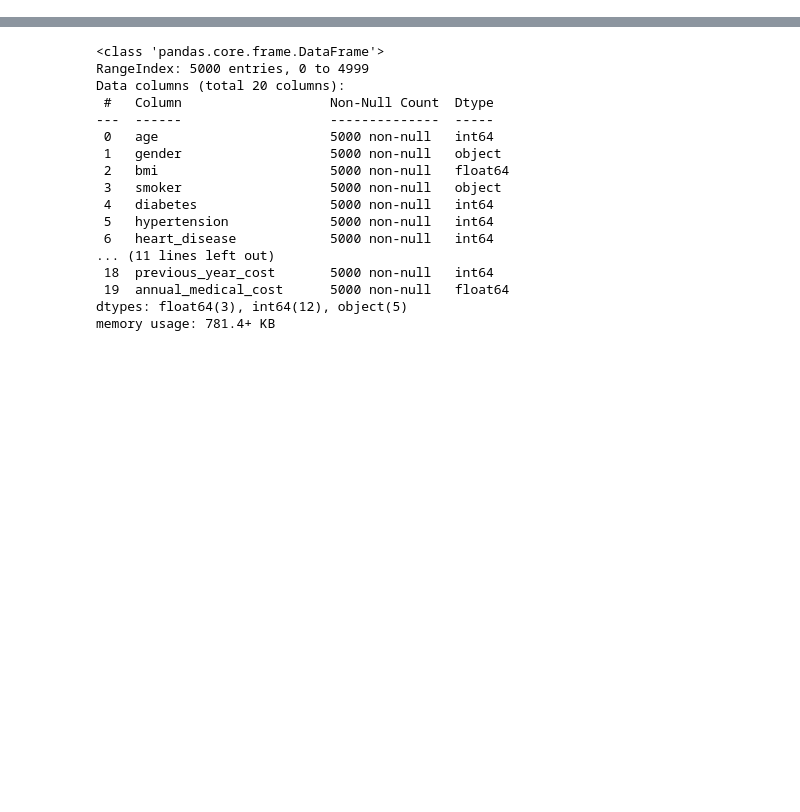
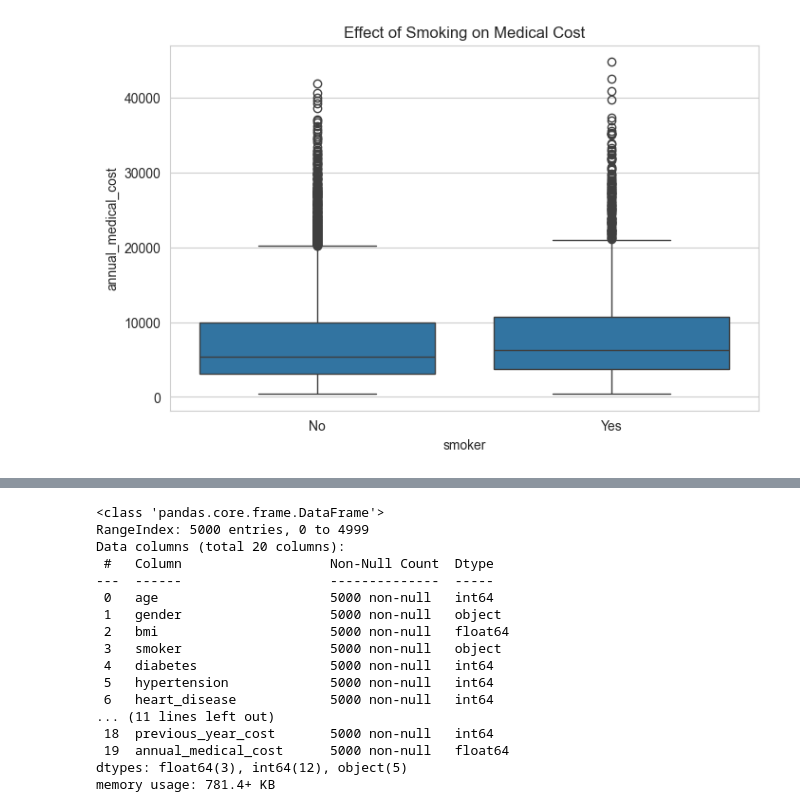
Before and after one commit to JeremyRevaldoLP/Machine-Learning-Regression-Prediksi-Biaya-Medis-Tahunan-Pasien, a Jupyter notebook: model.ipynb, the cells around one changed output, grey strips where cells are left out. Drawn from its saved outputs; the diff is of its cells as text; code cells hidden in the pictures; blank space fills up the shorter version.

```diff
--- a/model.ipynb
+++ b/model.ipynb
@@ -24,0 +105,13 @@ FileNotFoundError: [Errno 2] No such file or directory: '../data/medical_cost_pr
+# %%
+plt.figure(figsize=(8,5))
+
+sns.boxplot(
+    x=df["smoker"],
+    y=df["annual_medical_cost"]
+)
+
+plt.title("Effect of Smoking on Medical Cost")
+
+plt.show()
+# %% [output]
+[figure, added]
```
Also changed, not shown: parts of 8 cells of this notebook, 3 other files.
